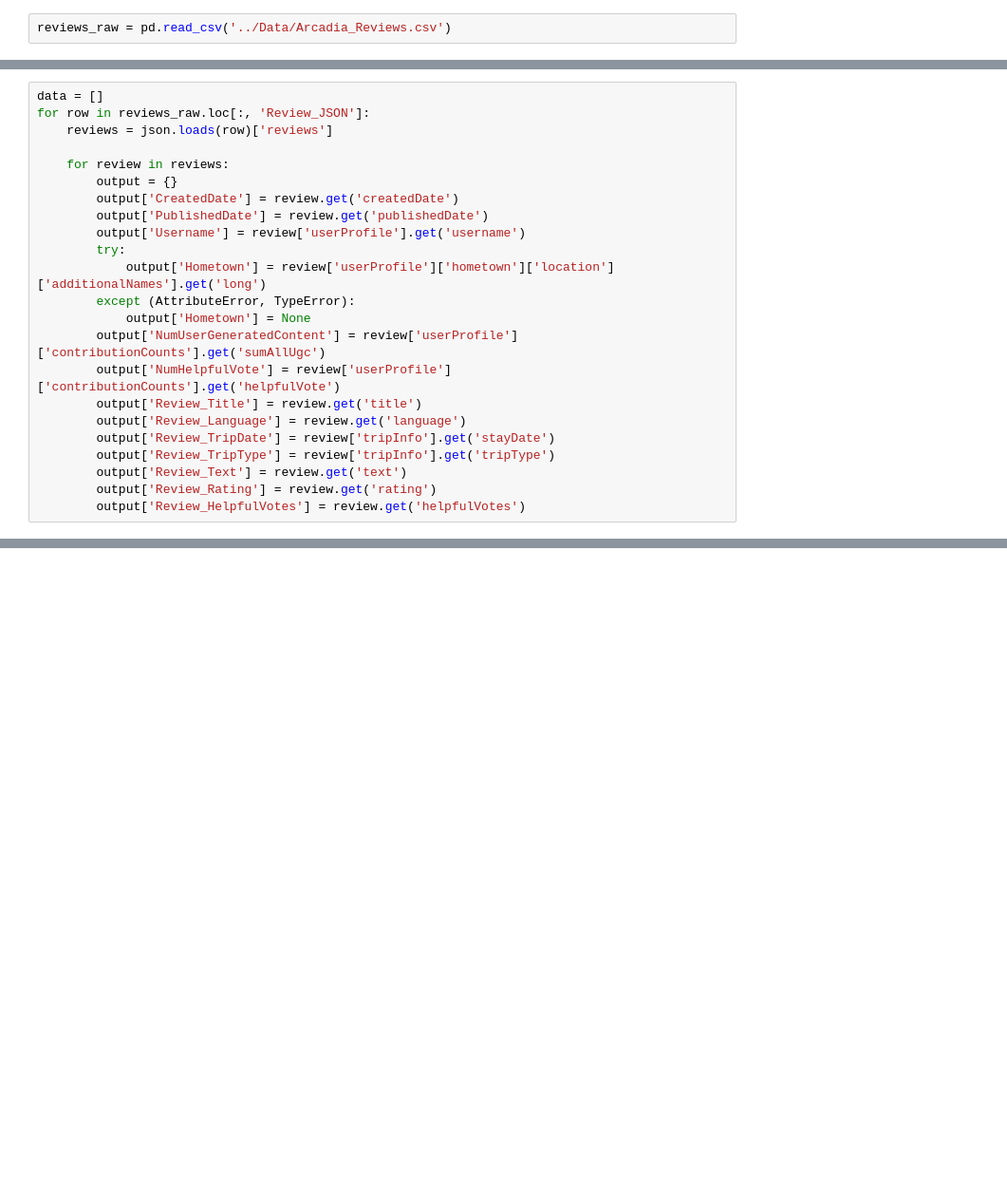
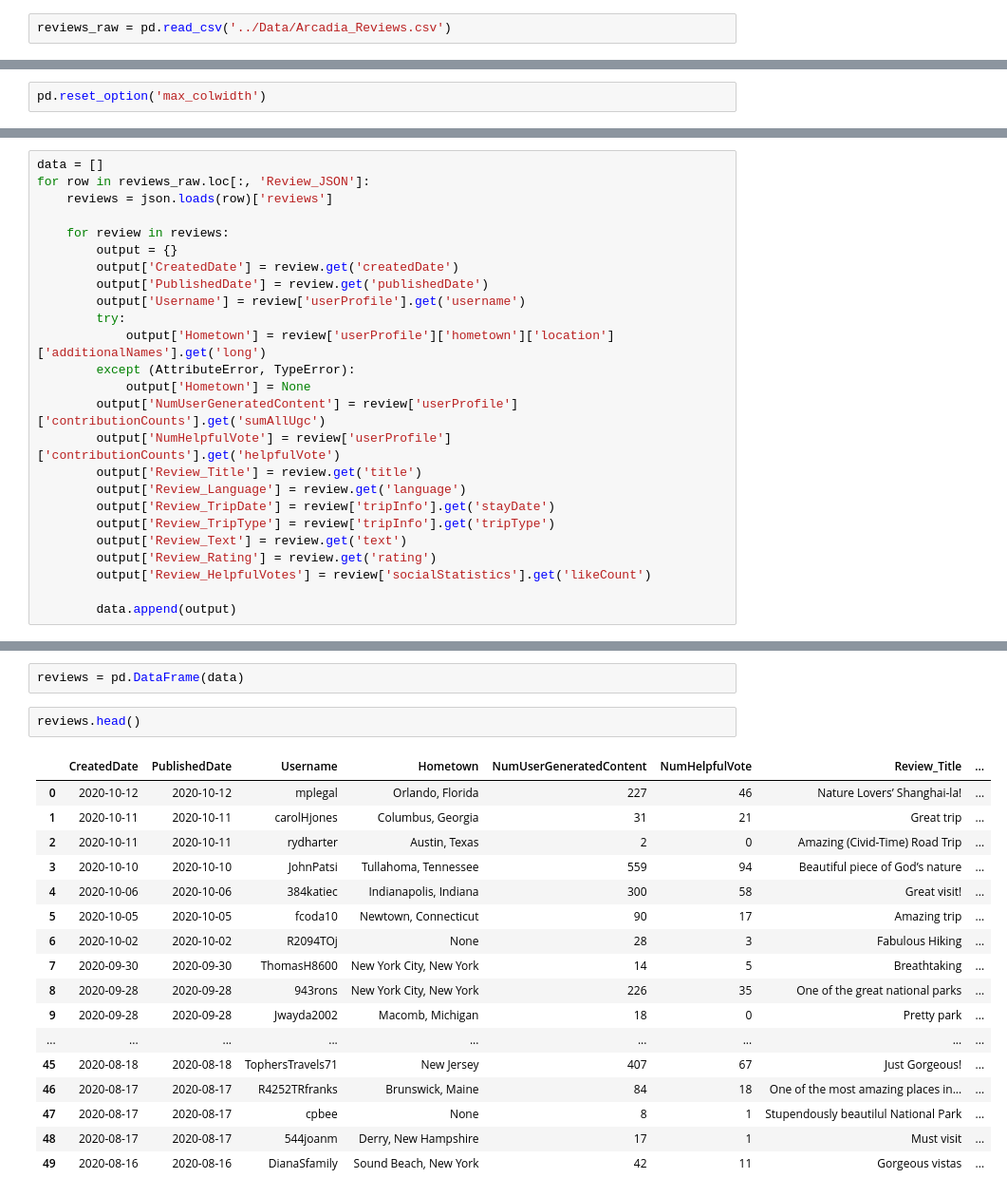
Before and after one commit to tonyychen/Projects, a Jupyter notebook: TripAdvisor/Notebooks/Arcadia Reviews Analysis.ipynb, the cells around one changed output, grey strips where cells are left out. Shown at 95% size. Drawn from its saved outputs; the diff is of its cells as text; blank space fills up the shorter version.

Commit message:
all review data parsed for analysis

```diff
--- a/TripAdvisor/Notebooks/Arcadia Reviews Analysis.ipynb
+++ b/TripAdvisor/Notebooks/Arcadia Reviews Analysis.ipynb
@@ -24 +24,3 @@ reviews_raw.head()
+# %%
+pd.reset_option('max_colwidth')
 # %% [markdown]
@@ -45,4 +47,6 @@ for row in reviews_raw.loc[:, 'Review_JSON']:
         output['Review_TripType'] = review['tripInfo'].get('tripType')
         output['Review_Text'] = review.get('text')
         output['Review_Rating'] = review.get('rating')
-        output['Review_HelpfulVotes'] = review.get('helpfulVotes')
+        output['Review_HelpfulVotes'] = review['socialStatistics'].get('likeCount')
+
+        data.append(output)
@@ -48,0 +70,22 @@ for row in reviews_raw.loc[:, 'Review_JSON']:
+# %%
+reviews = pd.DataFrame(data)
+# %%
+reviews.head()
+# %% [output]
+|  | CreatedDate | PublishedDate | Username | Hometown | NumUserGeneratedContent | NumHelpfulVote | Review_Title | ... |
+| 0 | 2020-10-12 | 2020-10-12 | mplegal | Orlando, Florida | 227 | 46 | Nature Lovers’ Shanghai-la! | ... |
+| 1 | 2020-10-11 | 2020-10-11 | carolHjones | Columbus, Georgia | 31 | 21 | Great trip | ... |
+| 2 | 2020-10-11 | 2020-10-11 | rydharter | Austin, Texas | 2 | 0 | Amazing (Civid-Time) Road Trip | ... |
+| 3 | 2020-10-10 | 2020-10-10 | JohnPatsi | Tullahoma, Tennessee | 559 | 94 | Beautiful piece of God’s nature | ... |
+| 4 | 2020-10-06 | 2020-10-06 | 384katiec | Indianapolis, Indiana | 300 | 58 | Great visit! | ... |
+| 5 | 2020-10-05 | 2020-10-05 | fcoda10 | Newtown, Connecticut | 90 | 17 | Amazing trip | ... |
+| 6 | 2020-10-02 | 2020-10-02 | R2094TOj | None | 28 | 3 | Fabulous Hiking | ... |
+| 7 | 2020-09-30 | 2020-09-30 | ThomasH8600 | New York City, New York | 14 | 5 | Breathtaking | ... |
+| 8 | 2020-09-28 | 2020-09-28 | 943rons | New York City, New York | 226 | 35 | One of the great national parks | ... |
+| 9 | 2020-09-28 | 2020-09-28 | Jwayda2002 | Macomb, Michigan | 18 | 0 | Pretty park | ... |
+| ... | ... | ... | ... | ... | ... | ... | ... | ... |
+| 45 | 2020-08-18 | 2020-08-18 | TophersTravels71 | New Jersey | 407 | 67 | Just Gorgeous! | ... |
+| 46 | 2020-08-17 | 2020-08-17 | R4252TRfranks | Brunswick, Maine | 84 | 18 | One of the most amazing places in... | ... |
+| 47 | 2020-08-17 | 2020-08-17 | cpbee | None | 8 | 1 | Stupendously beautilul National Park | ... |
+| 48 | 2020-08-17 | 2020-08-17 | 544joanm | Derry, New Hampshire | 17 | 1 | Must visit | ... |
+| 49 | 2020-08-16 | 2020-08-16 | DianaSfamily | Sound Beach, New York | 42 | 11 | Gorgeous vistas | ... |
```
Also changed, not shown: parts of 5 cells of this notebook.
